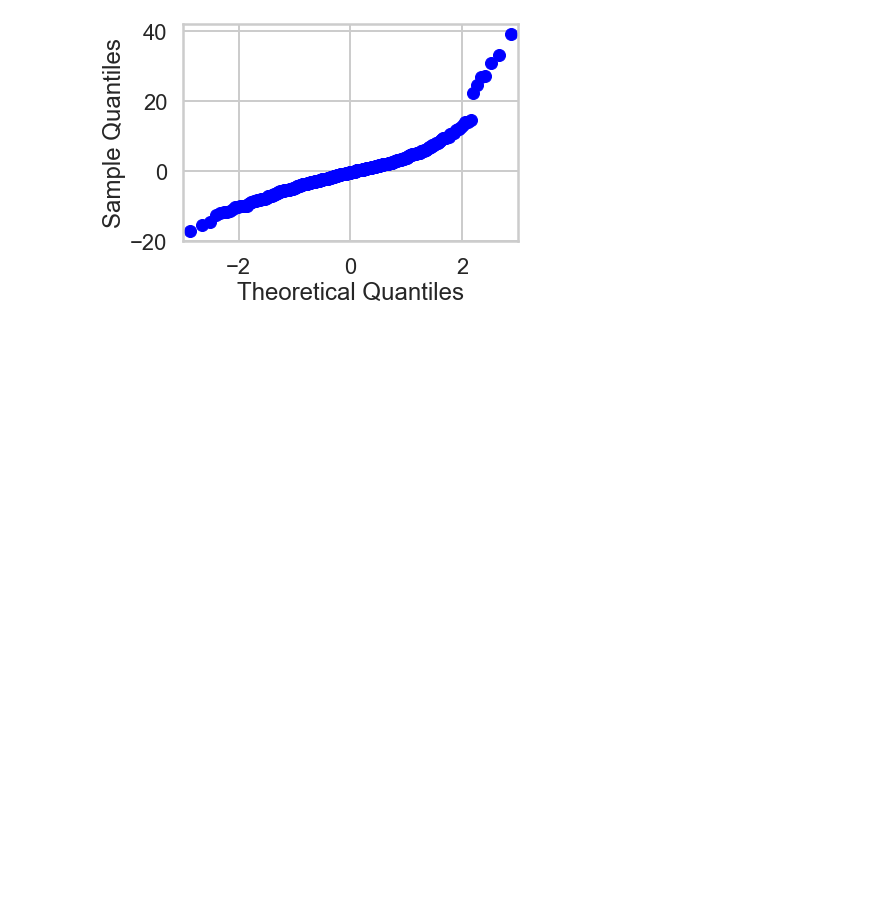
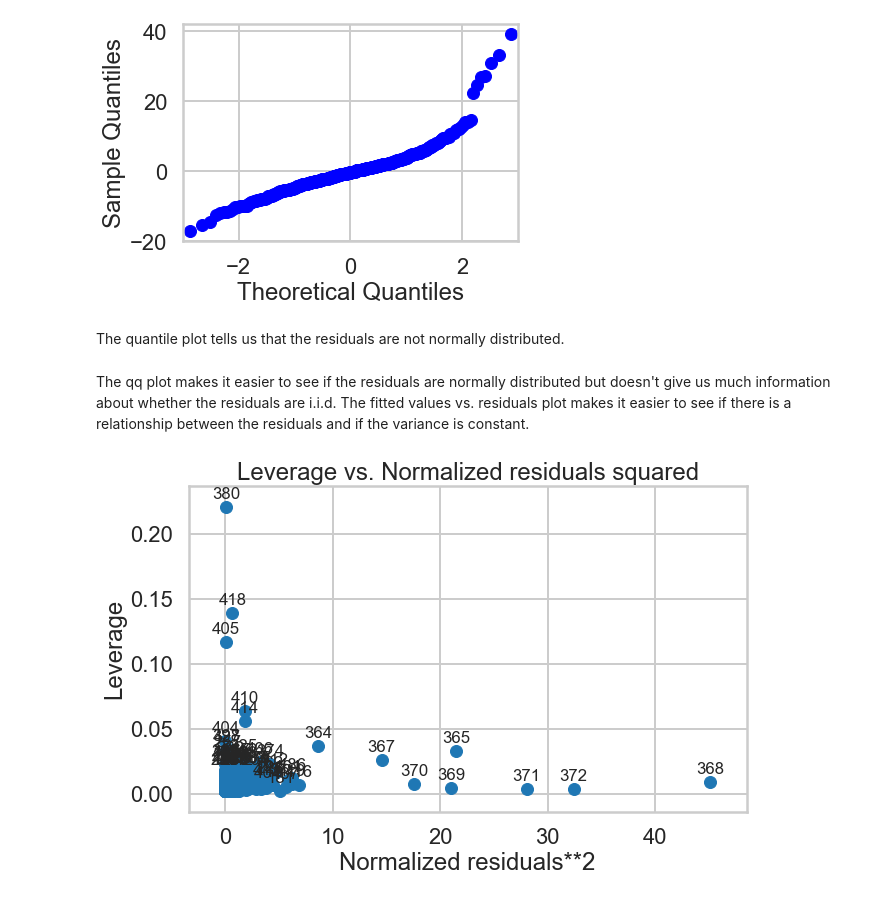
Before and after one commit to samyraman/mec-mini-projects, a Jupyter notebook: mec-11.4.1-linear-regression-mini-project/Mini_Project_Linear_Regression.ipynb, the cells around one changed output. Saved outputs shown, nothing was run; the diff lists cells and outputs as text; code cells hidden in the pictures; blank space fills up the shorter version.

```diff
--- a/mec-11.4.1-linear-regression-mini-project/Mini_Project_Linear_Regression.ipynb
+++ b/mec-11.4.1-linear-regression-mini-project/Mini_Project_Linear_Regression.ipynb
@@ -846,3 +848,14 @@ fig = sm.qqplot(lr.resid)
 plt.show()
 # %% [output]
 [figure]
+# %% [markdown]
+The quantile plot tells us that the residuals are not normally distributed.
+# %% [markdown]
+The qq plot makes it easier to see if the residuals are normally distributed but doesn't give us much information about whether the residuals are i.i.d. The fitted values vs. residuals plot makes it easier to see if there is a relationship between the residuals and if the variance is constant.
+# %%
+fig, ax = plt.subplots(figsize=(10, 6))
+plt.rc("font", size=14)
+plot_leverage_resid2(lr, ax=ax)
+plt.show()
+# %% [output]
+[figure, added]
```
Also changed, not shown: parts of 1 cell of this notebook.
